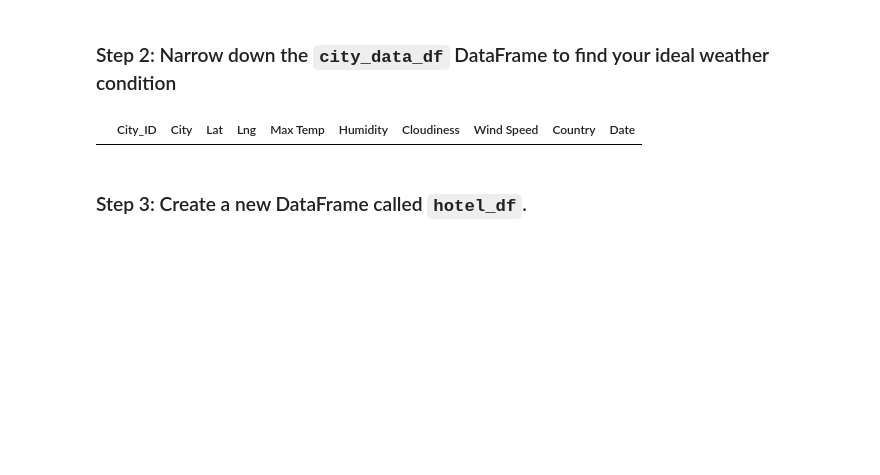
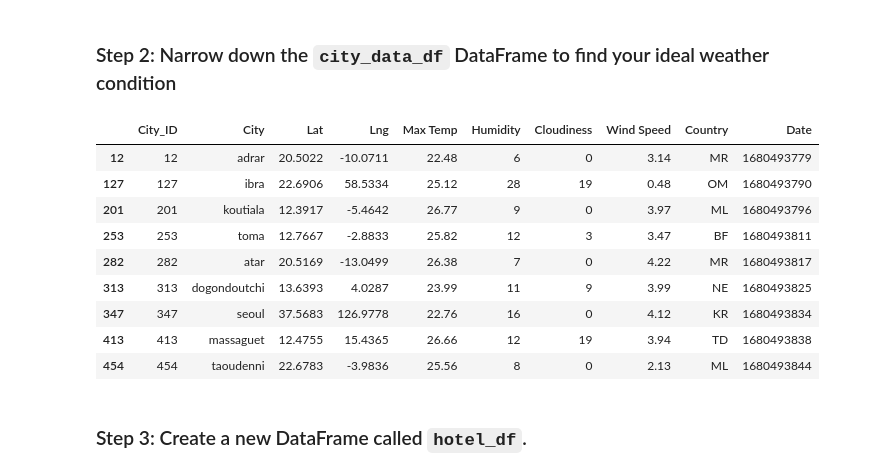
Before and after one commit to meardreed/API-Challenge, a Jupyter notebook: Starter_Code/WeatherPy/mvVacationPy.ipynb, the cells around one changed output. Cells and saved outputs as stored; diff of their text form; code cells hidden in the pictures; blank space fills up the shorter version.

```diff
--- a/Starter_Code/WeatherPy/mvVacationPy.ipynb
+++ b/Starter_Code/WeatherPy/mvVacationPy.ipynb
@@ -60,16 +61,27 @@ map_plot_1
 ### Step 2: Narrow down the `city_data_df` DataFrame to find your ideal weather condition
 # %%
 # Narrow down cities that fit criteria and drop any results with null values
-ideal_vacay_weather = city_data_df.loc[(city_data_df['Max Temp'] < 78) & (city_data_df['Max Temp'] > 65) \
-                                         & (city_data_df['Humidity'] < 50) \
-                                         & (city_data_df['Cloudiness'] < 30) \
-                                         & (city_data_df['Wind Speed'] < 15)]
+ideal_vacay_weather = city_data_df.loc[(city_data_df['Max Temp'] < 27)
+                                       & (city_data_df['Max Temp'] > 21)
+                                      & (city_data_df['Humidity'] < 50)
+                                    & (city_data_df['Cloudiness'] < 30)
+                                    & (city_data_df['Wind Speed'] < 4.5)
+]
 
 # Drop any rows with null values
 ideal_vacay_weather = ideal_vacay_weather.dropna()
 ideal_vacay_weather
 # %% [output]
 |  | City_ID | City | Lat | Lng | Max Temp | Humidity | Cloudiness | Wind Speed | Country | Date |
+| 12 | 12 | adrar | 20.5022 | -10.0711 | 22.48 | 6 | 0 | 3.14 | MR | 1680493779 |
+| 127 | 127 | ibra | 22.6906 | 58.5334 | 25.12 | 28 | 19 | 0.48 | OM | 1680493790 |
+| 201 | 201 | koutiala | 12.3917 | -5.4642 | 26.77 | 9 | 0 | 3.97 | ML | 1680493796 |
+| 253 | 253 | toma | 12.7667 | -2.8833 | 25.82 | 12 | 3 | 3.47 | BF | 1680493811 |
+| 282 | 282 | atar | 20.5169 | -13.0499 | 26.38 | 7 | 0 | 4.22 | MR | 1680493817 |
+| 313 | 313 | dogondoutchi | 13.6393 | 4.0287 | 23.99 | 11 | 9 | 3.99 | NE | 1680493825 |
+| 347 | 347 | seoul | 37.5683 | 126.9778 | 22.76 | 16 | 0 | 4.12 | KR | 1680493834 |
+| 413 | 413 | massaguet | 12.4755 | 15.4365 | 26.66 | 12 | 19 | 3.94 | TD | 1680493838 |
+| 454 | 454 | taoudenni | 22.6783 | -3.9836 | 25.56 | 8 | 0 | 2.13 | ML | 1680493844 |
 # %% [markdown]
 ### Step 3: Create a new DataFrame called `hotel_df`.
 # %%
```
Also changed, not shown: parts of 7 cells of this notebook, 1 other file.
